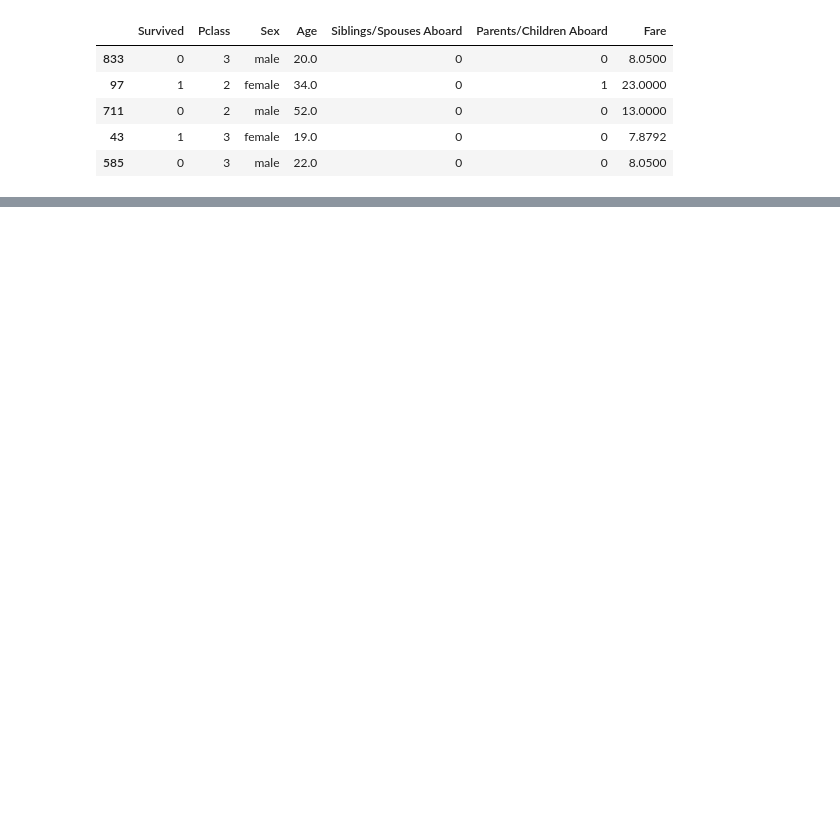
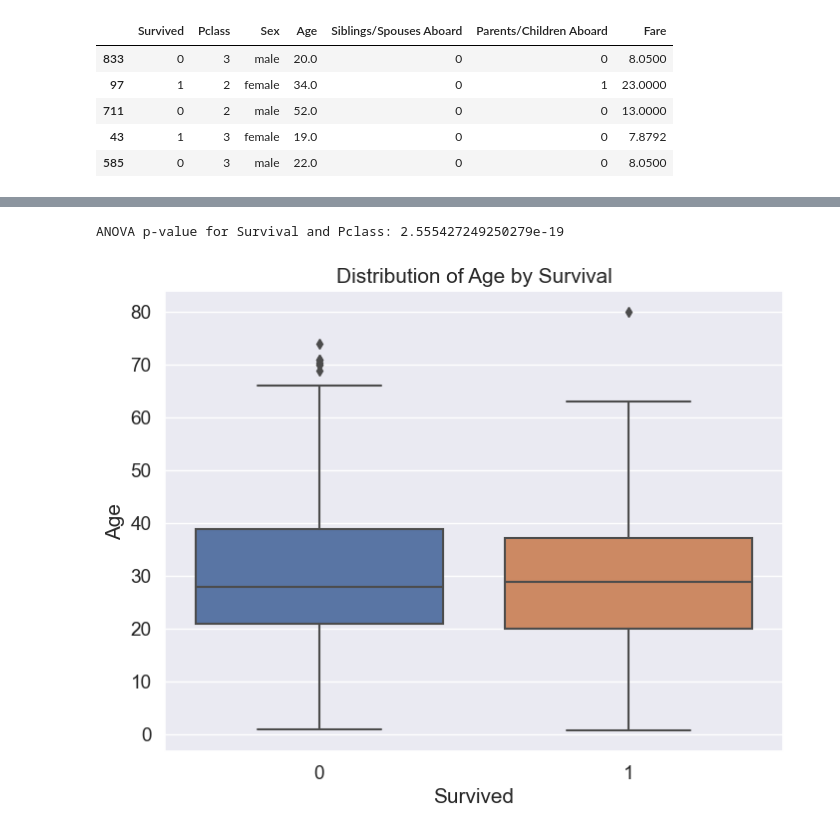
Before and after one commit to astronaut505/IcebergDodgers, a Jupyter notebook: titanic.ipynb, the cells around one changed output, grey strips where cells are left out. Drawn from its saved outputs; the diff is of its cells as text; code cells hidden in the pictures; blank space fills up the shorter version.

```diff
--- a/titanic.ipynb
+++ b/titanic.ipynb
@@ -127,0 +261,22 @@ print("Chi-squared p-value for Pclass vs. Survived:", p_val)
+# %%
+from scipy.stats import f_oneway
+
+# Conduct ANOVA for Age and Pclass
+anova_results = f_oneway(
+    df_train[df_train['Pclass'] == 1]['Survived'].dropna(),
+    df_train[df_train['Pclass'] == 2]['Survived'].dropna(),
+    df_train[df_train['Pclass'] == 3]['Survived'].dropna()
+)
+
+print("ANOVA p-value for Survival and Pclass:", anova_results.pvalue)
+# %% [output]
+ANOVA p-value for Survival and Pclass: 2.555427249250279e-19
+# %%
+plt.figure(figsize=(8, 6))
+sns.boxplot(x='Survived', y='Age', data=df_train)
+plt.xlabel('Survived')
+plt.ylabel('Age')
+plt.title('Distribution of Age by Survival')
+plt.show()
+# %% [output]
+[figure, added]
```
Also changed, not shown: parts of 18 cells of this notebook.
